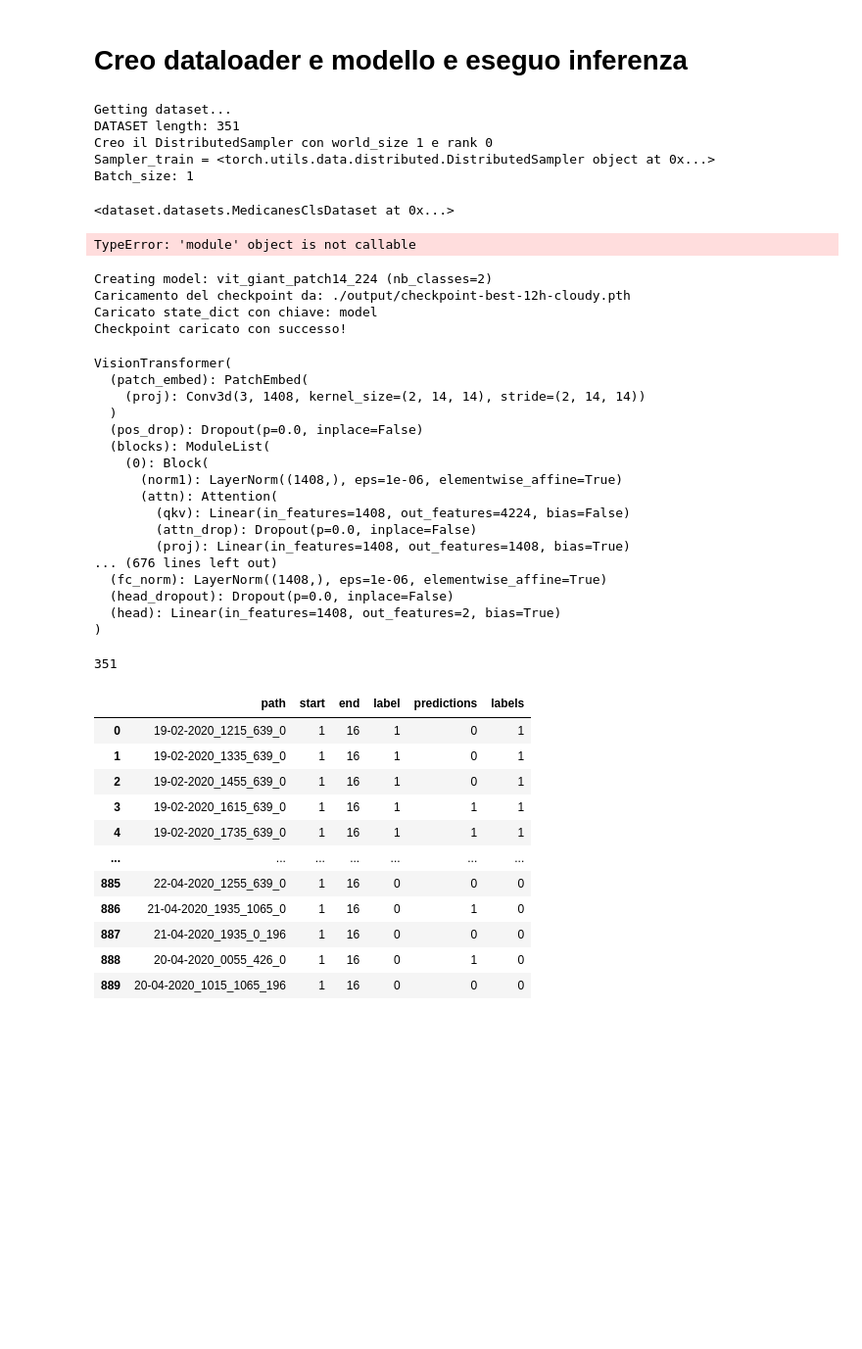
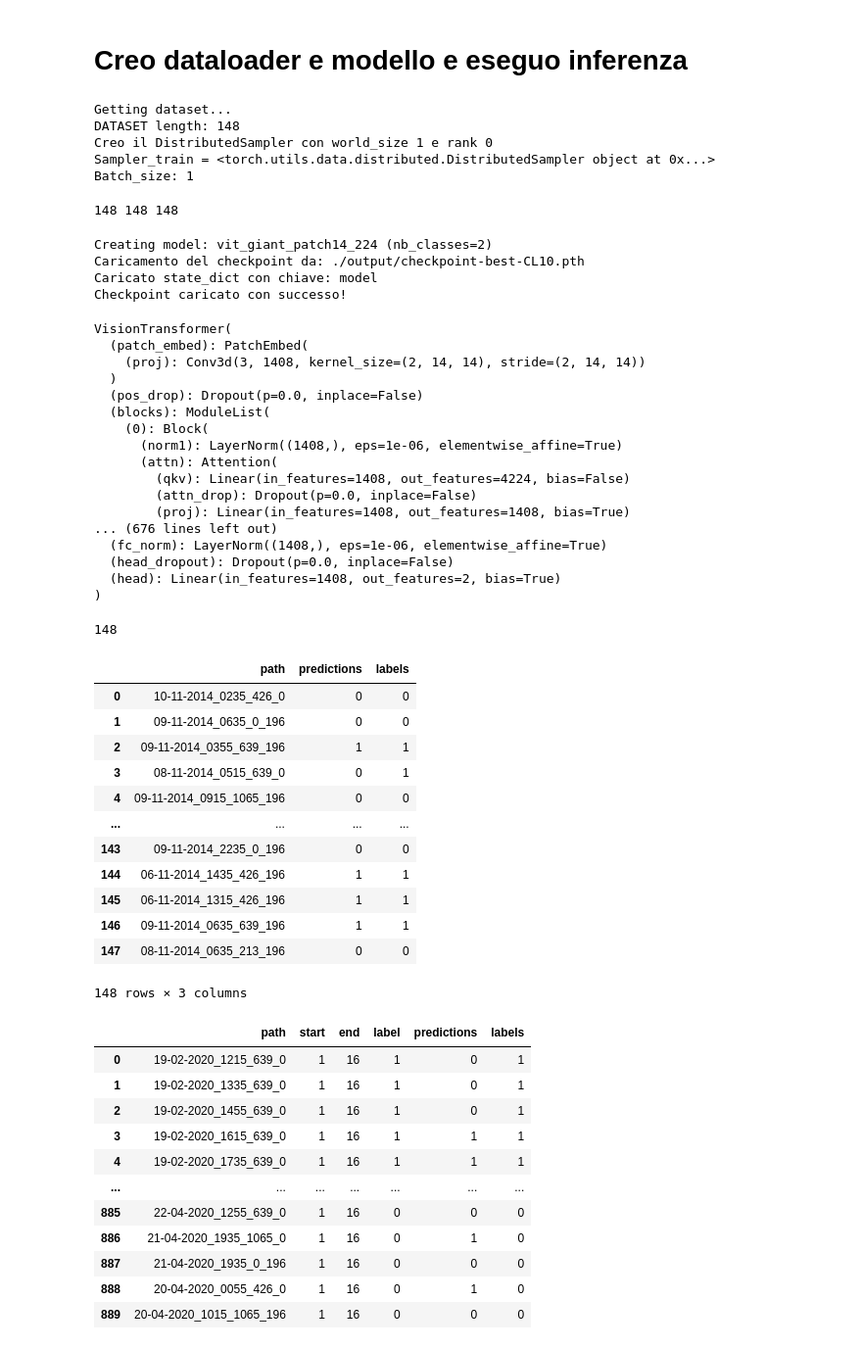
Before and after one commit to dandarm/VideoMAEv2, a Jupyter notebook: Model_stats.ipynb, the cells around one changed output. Shown: that part at 98% size. Cells and saved outputs as stored; diff of their text form; code cells hidden in the pictures; blank space fills up the shorter version.

```diff
--- a/Model_stats.ipynb
+++ b/Model_stats.ipynb
@@ -153,32 +155,30 @@ df_dataset_csv_test_p.path = df_dataset_csv_test.path.str.split('/').str.get(-1)
 # Creo dataloader e modello e eseguo inferenza
 # %%
 args = prepare_finetuning_args()
+args.test_path = "test_CL10_148.csv"
+
 test_m = DataManager(is_train=False, args=args, type_t='supervised', world_size=1, rank=0)
-args.test_path = "val_set.csv"
 test_m.create_classif_dataloader(args)
 # %% [output]
 Getting dataset...
-DATASET length: 351
+DATASET length: 148
 Creo il DistributedSampler con world_size 1 e rank 0
 Sampler_train = <torch.utils.data.distributed.DistributedSampler object at 0x...>
 Batch_size: 1
-# %%
-test_m.dataset
-# %% [output]
-<dataset.datasets.MedicanesClsDataset at 0x...>
 # %%
 get_prediction = False
 
 all_paths, all_preds, all_labels = get_only_labels(test_m.data_loader)
 print(len(all_paths), len(all_preds), len(all_labels))
 # %% [output]
-TypeError: 'module' object is not callable
+148 148 148
 # %%
 # voglio prendere le predizioni
 get_prediction = True
 args.test_mode = True
-args.init_ckpt = './output/checkpoint-best-12h-cloudy.pth'
-#args.init_ckpt = './output/checkpoint-best.pth'
+#args.init_ckpt = './output/checkpoint-best-12h-cloudy.pth'
+args.init_ckpt = './output/checkpoint-best-CL10.pth'
+
 # istanzia l'oggetto del modello
 print(f"Creating model: {args.model} (nb_classes={args.nb_classes})")
 model = create_model(
@@ -195,7 +195,7 @@ model.to(args.device)
 model.eval()
 # %% [output]
 Creating model: vit_giant_patch14_224 (nb_classes=2)
-Caricamento del checkpoint da: ./output/checkpoint-best-12h-cloudy.pth
+Caricamento del checkpoint da: ./output/checkpoint-best-CL10.pth
 Caricato state_dict con chiave: model
 Checkpoint caricato con successo!
 VisionTransformer(
@@ -223,7 +223,23 @@ y_pred  = np.array(all_preds)
 df_predictions = create_df_predictions(all_paths, all_preds, all_labels)
 df_predictions.shape[0]
 # %% [output]
-351
+148
+# %%
+df_predictions
+# %% [output]
+|  | path | predictions | labels |
+| 0 | 10-11-2014_0235_426_0 | 0 | 0 |
+| 1 | 09-11-2014_0635_0_196 | 0 | 0 |
+| 2 | 09-11-2014_0355_639_196 | 1 | 1 |
+| 3 | 08-11-2014_0515_639_0 | 0 | 1 |
+| 4 | 09-11-2014_0915_1065_196 | 0 | 0 |
+| ... | ... | ... | ... |
+| 143 | 09-11-2014_2235_0_196 | 0 | 0 |
+| 144 | 06-11-2014_1435_426_196 | 1 | 1 |
+| 145 | 06-11-2014_1315_426_196 | 1 | 1 |
+| 146 | 09-11-2014_0635_639_196 | 1 | 1 |
+| 147 | 08-11-2014_0635_213_196 | 0 | 0 |
+148 rows × 3 columns
 # %%
 df_dataset_csv_test_p.merge(df_predictions, on='path')
 # %% [output]
```
Also changed, not shown: parts of 3 cells of this notebook.
